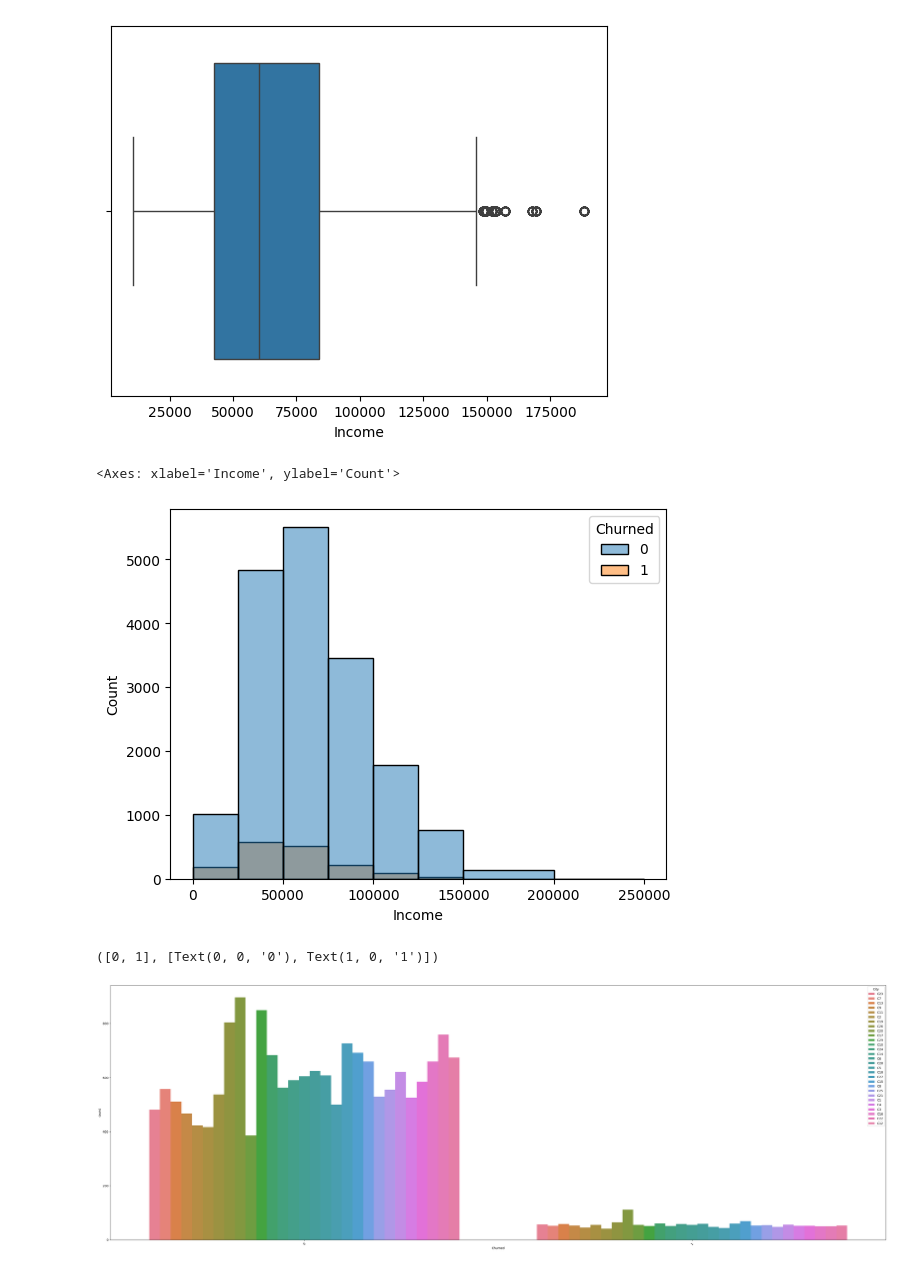
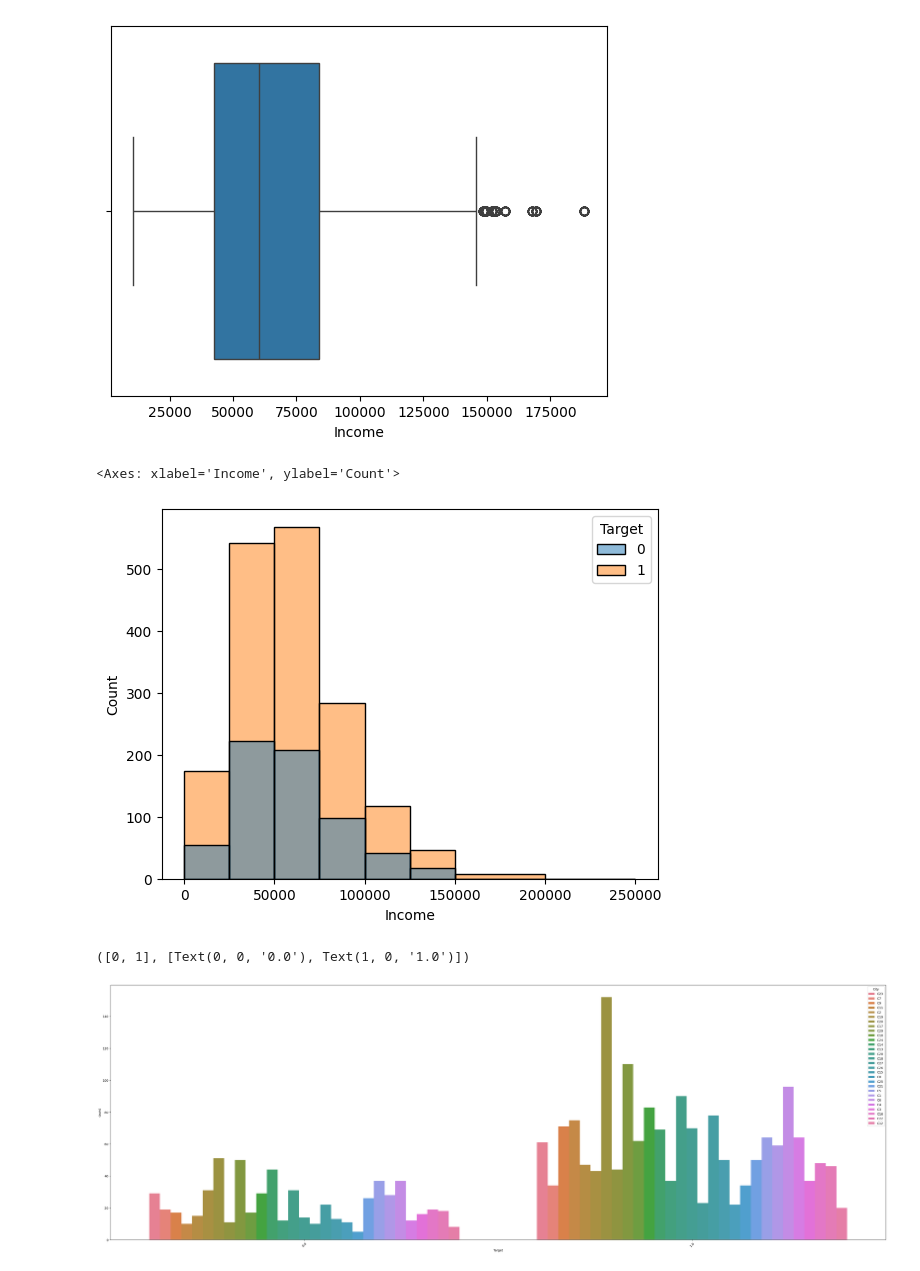
Before and after one commit to shubham953/OLA-EDA-Ensemble-Learning-Random-Forest-Hyperparameter-Tunning, a Jupyter notebook: Ola.ipynb, the cells around one changed output. Drawn from its saved outputs; the diff is of its cells as text; code cells hidden in the pictures.

```diff
--- a/Ola.ipynb
+++ b/Ola.ipynb
@@ -220,0 +211,2 @@ sns.histplot(x=df["Age"],bins=[0,5,10,15,20,25,30,35],hue=df["Churned"])
+# %%
+df1['Driver_ID']=df_new_train['Driver_ID'].unique()#in aggrigation it will be unique
@@ -220,0 +222,10 @@ sns.histplot(x=df["Age"],bins=[0,5,10,15,20,25,30,35],hue=df["Churned"])
+# %%
+df1['Age'] = list(df_new_train.groupby('Driver_ID',axis=0).max('MMM-YY')['Age'])
+df1['Gender'] = list(df_new_train.groupby('Driver_ID').agg({'Gender':'last'})['Gender'])
+df1['City'] = list(df_new_train.groupby('Driver_ID').agg({'City':'last'})['City'])
+df1['Education'] = list(df_new_train.groupby('Driver_ID').agg({'Education_Level':'last'})['Education_Level'])
+df1['Income'] = list(df_new_train.groupby('Driver_ID').agg({'Income':'last'})['Income'])
+df1['Joining_Designation'] = list(df_new_train.groupby('Driver_ID').agg({'Joining Designation':'first'})['Joining Designation'])
+df1['Grade'] = list(df_new_train.groupby('Driver_ID').agg({'Grade':'last'})['Grade'])
+df1['Total_Business_Value'] = list(df_new_train.groupby('Driver_ID').agg({'Total Business Value':'sum'})['Total Business Value'])
+df1['Last_Quarterly_Rating'] = list(df_new_train.groupby('Driver_ID').agg({'Quarterly Rating':'last'})['Quarterly Rating'])
@@ -220,0 +296,12 @@ sns.histplot(x=df["Age"],bins=[0,5,10,15,20,25,30,35],hue=df["Churned"])
+# %%
+lwr = (df_new_train.groupby('Driver_ID').agg({'LastWorkingDate':'last'})['LastWorkingDate'].isna().reset_index())
+ #The employee ids who do not have last working date
+empid = lwr[lwr['LastWorkingDate']==True]['Driver_ID']
+target = []
+for i in df1['Driver_ID']:
+   if i in empid:
+       target.append(0)
+   elif i not in empid:
+       target.append(1)
+
+df1['Target'] = target
@@ -220,0 +326,15 @@ sns.histplot(x=df["Age"],bins=[0,5,10,15,20,25,30,35],hue=df["Churned"])
+# %%
+sf = df.groupby('Driver_ID').agg({'Income':'first'})
+
+sl = df.groupby('Driver_ID').agg({'Income':'last'})
+ #The dataset which has the employee ids and a bollean value which tells if the month
+s = (sl['Income']>sf['Income']).reset_index()
+ #the employee ids whose monthly income has increased
+empid = s[s['Income']==True]['Driver_ID']
+si = []
+for i in df1['Driver_ID']:
+  if i in empid.values:
+    si.append(1)
+  else:
+    si.append(0)
+df1['Income_Increased'] = si
@@ -224,15 +431,16 @@ sns.boxplot(x=df["Income"])
 <Axes: xlabel='Income'>
 [figure]
 # %%
-sns.histplot(x=df["Income"],bins=[0,25000,50000,75000,100000,125000,150000,200000,250000],hue=df["Churned"])
+sns.histplot(x=df1["Income"],bins=[0,25000,50000,75000,100000,125000,150000,200000,250000],hue=df1['Target'])
+#50k to 75k income range have more probablity of churn
 # %% [output]
 <Axes: xlabel='Income', ylabel='Count'>
-[figure, old version]
+[figure, new version]
 # %%
 fig = plt.figure(figsize=(100,15))
 plt.subplot(1,2,2)
-plot=sns.countplot(x=df["Churned"],hue=df["City"])
+plot=sns.countplot(x=df1['Target'],hue=df["City"])
 plt.xticks(rotation=45)
 # %% [output]
-([0, 1], [Text(0, 0, '0'), Text(1, 0, '1')])
+([0, 1], [Text(0, 0, '0.0'), Text(1, 0, '1.0')])
-[figure, old version]
+[figure, new version]
```
Also changed, not shown: parts of 90 cells of this notebook.
